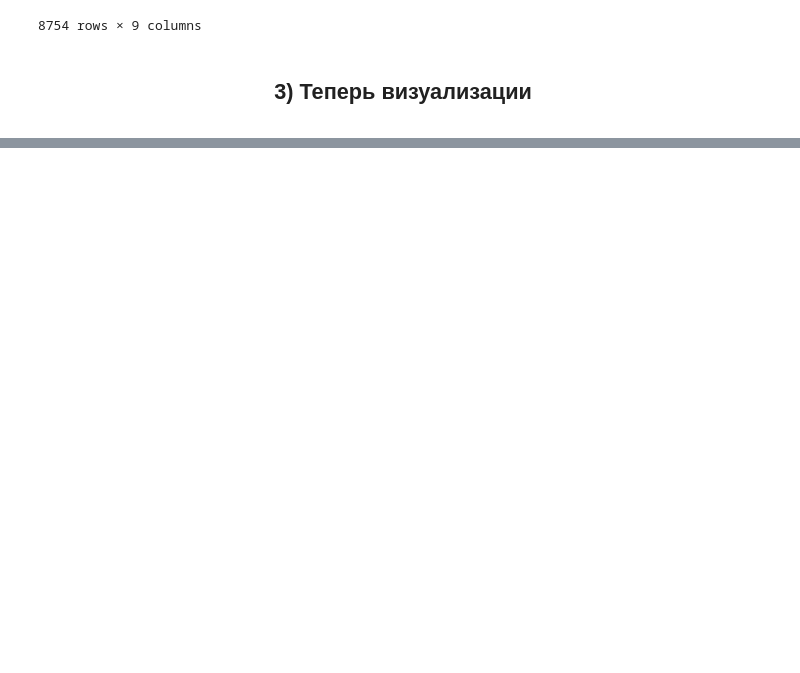
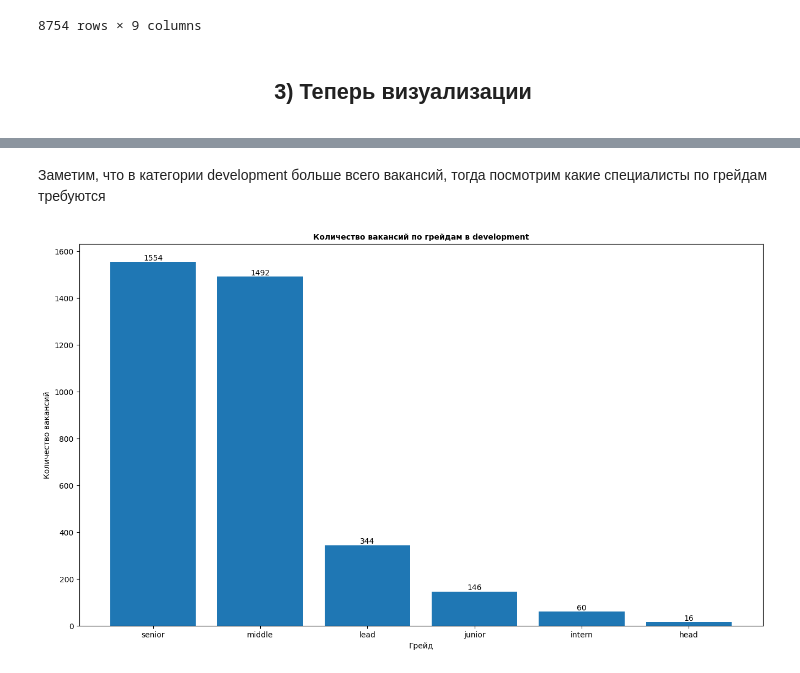
Before and after one commit to kmvitik/smadimo_group_project_2_scraping_api, a Jupyter notebook: analysys.ipynb, the cells around one changed output, grey strips where cells are left out. Drawn from its saved outputs; the diff is of its cells as text; code cells hidden in the pictures; blank space fills up the shorter version.

```diff
--- a/analysys.ipynb
+++ b/analysys.ipynb
@@ -663,0 +729,17 @@ df.to_csv("analysys.csv", index=False)
+# %% [markdown]
+Заметим, что в категории development больше всего вакансий, тогда посмотрим какие специалисты по грейдам требуются
+# %%
+plt.figure(figsize=(16, 9))
+devs = df[df["category"] == "development"]
+devgrades = devs["level"].value_counts()
+x = devgrades.index
+y = devgrades.values
+plt.title(
+    "Количество вакансий по грейдам в development", fontsize=10, fontweight="bold"
+)
+plt.xlabel("Грейд")
+plt.ylabel("Количество вакансий")
+plt.bar_label(plt.bar(x, y))
+plt.show()
+# %% [output]
+[figure, added]
```
Also changed, not shown: parts of 16 cells of this notebook.
